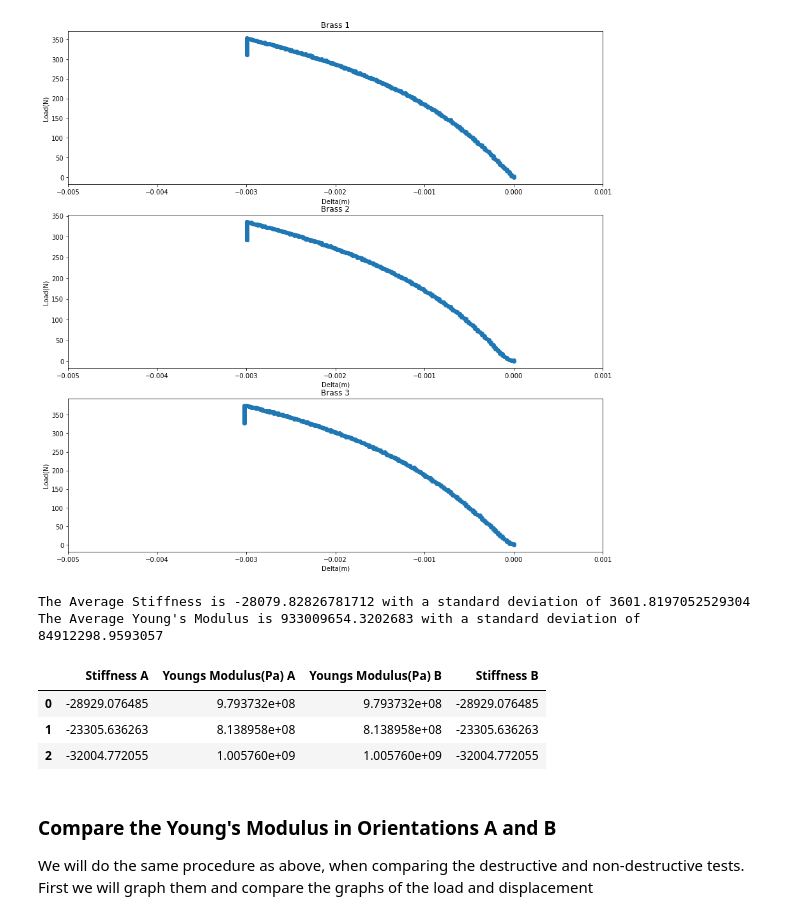
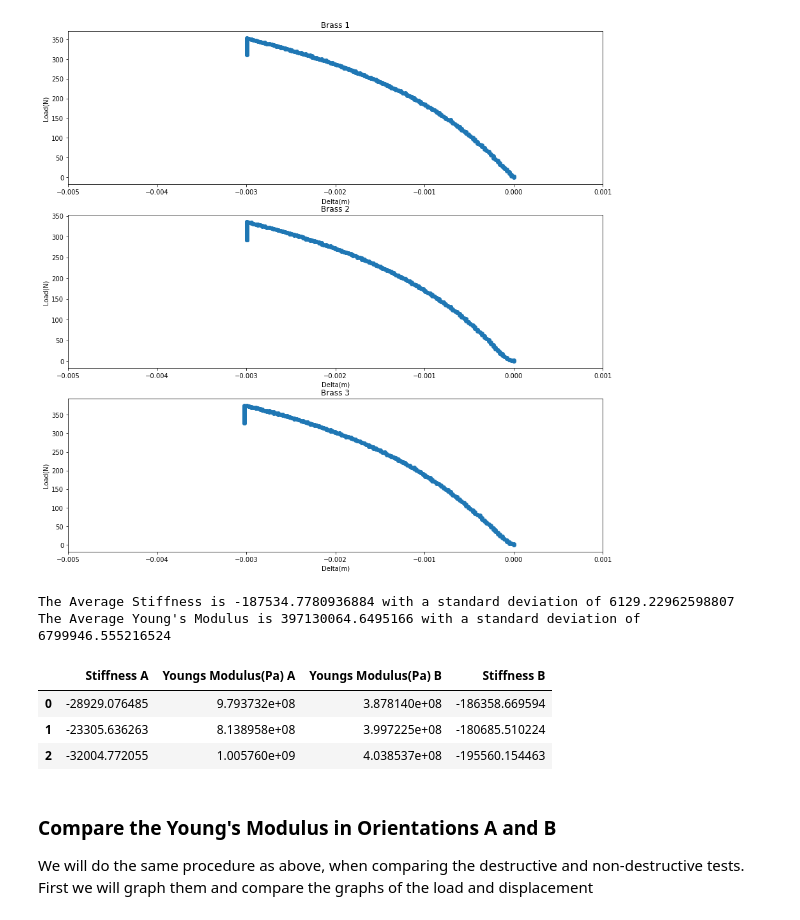
Before and after one commit to adithyas98/BiomechancialTesting, a Jupyter notebook: Biomechanical Testing Data Analysis.ipynb, the cells around one changed output. Cells and saved outputs as stored; diff of their text form; code cells hidden in the pictures.

```diff
--- a/Biomechanical Testing Data Analysis.ipynb
+++ b/Biomechanical Testing Data Analysis.ipynb
@@ -356,36 +356,36 @@ plt.savefig("./Output/Procedure3/LoadDeltaInOrientationAorB")
 # %%
 cutoffs=[-0.001,-0.001,-0.001]
 p3BYmod=[]
 p3BStiff=[]
 for c in range(0,len(procedure2)):
     #We want to set the cuttoff correctly
     procedure3B[c].setCutOff(cutoffs[c])
     #With the cuttoff set we can now process the data
-    p3BYmod.append(procedure3A[c].youngsModulus())
-    p3BStiff.append(procedure3A[c].getStiffness())
+    p3BYmod.append(procedure3B[c].youngsModulus())
+    p3BStiff.append(procedure3B[c].getStiffness())
 
 
 P3Final["Youngs Modulus(Pa) B"]=p3BYmod
 P3Final["Stiffness B"]=p3BStiff
 
 #Calculate the Average and Standard Deviation
 
 averageP3B=np.average(P3Final["Youngs Modulus(Pa) B"])
 stdevP3B=np.std(P3Final["Youngs Modulus(Pa) B"])
 
 AvgStiff=np.average(P3Final['Stiffness B'])
 stdStiff=np.std(P3Final['Stiffness B'])
 
 print("The Average Stiffness is {} with a standard deviation of {}".format(AvgStiff,stdStiff))
 print("The Average Young's Modulus is {} with a standard deviation of {}".format(averageP3B,stdevP3B))
 P3Final.head()
 # %% [output]
-The Average Stiffness is -28079.82826781712 with a standard deviation of 3601.8197052529304
-The Average Young's Modulus is 933009654.3202683 with a standard deviation of 84912298.9593057
+The Average Stiffness is -187534.7780936884 with a standard deviation of 6129.22962598807
+The Average Young's Modulus is 397130064.6495166 with a standard deviation of 6799946.555216524
 |  | Stiffness A | Youngs Modulus(Pa) A | Youngs Modulus(Pa) B | Stiffness B |
-| 0 | -28929.076485 | 9.793732e+08 | 9.793732e+08 | -28929.076485 |
-| 1 | -23305.636263 | 8.138958e+08 | 8.138958e+08 | -23305.636263 |
-| 2 | -32004.772055 | 1.005760e+09 | 1.005760e+09 | -32004.772055 |
+| 0 | -28929.076485 | 9.793732e+08 | 3.878140e+08 | -186358.669594 |
+| 1 | -23305.636263 | 8.138958e+08 | 3.997225e+08 | -180685.510224 |
+| 2 | -32004.772055 | 1.005760e+09 | 4.038537e+08 | -195560.154463 |
 # %% [markdown]
 ### Compare the Young's Modulus in Orientations A and B
 We will do the same procedure as above, when comparing the destructive and non-destructive tests. First we will graph them and compare the graphs of the load and displacement
```
Also changed, not shown: parts of 2 cells of this notebook, 1 other file.
